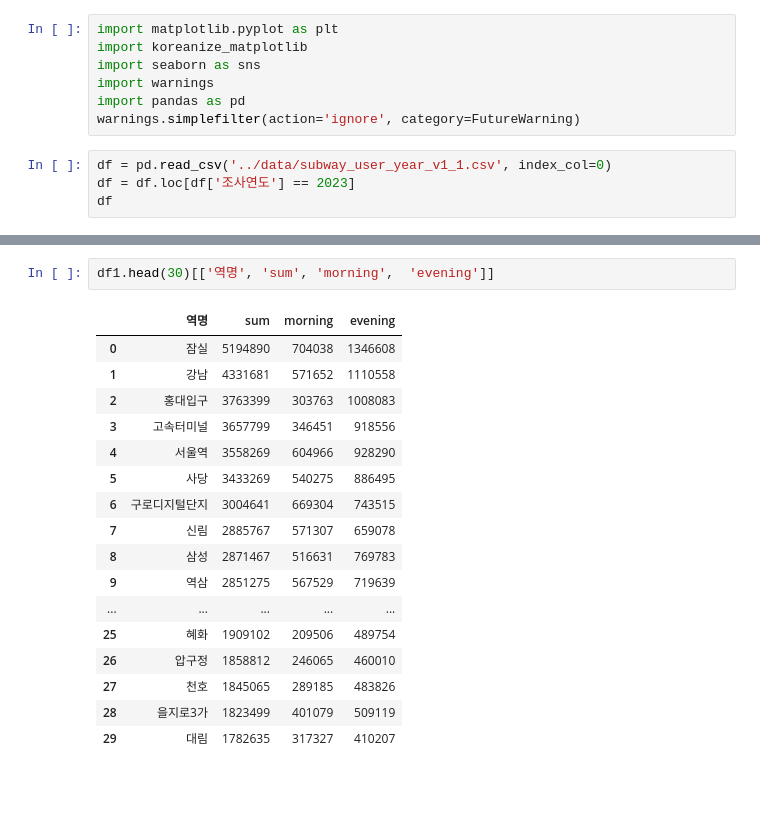
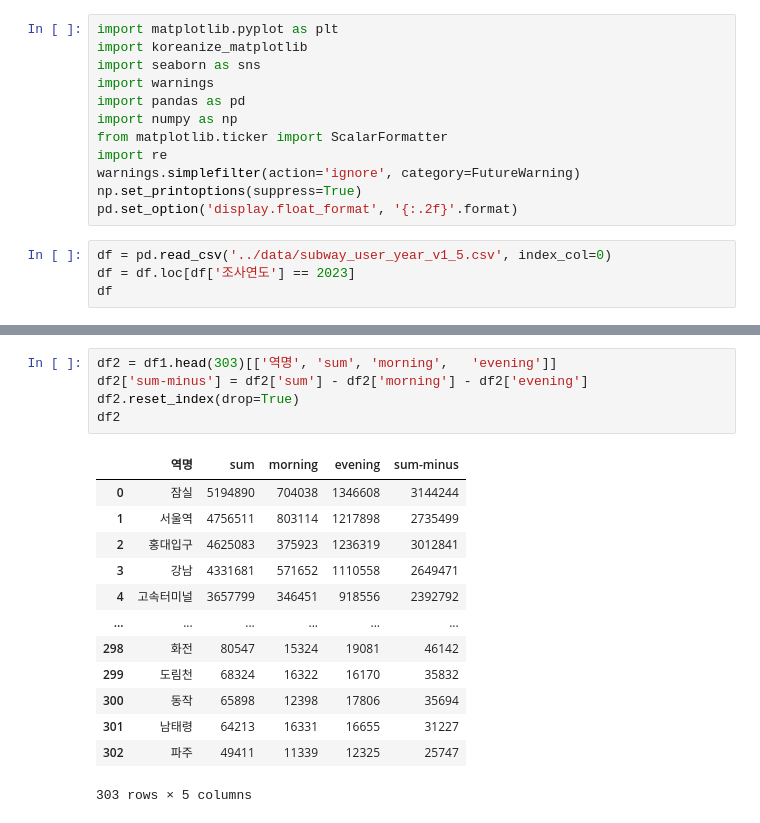
Before and after one commit to addinedu-ros-10th/eda-repo-2, a Jupyter notebook: src/Subway_mat.ipynb, the cells around one changed output, grey strips where cells are left out. Cells and saved outputs as stored; diff of their text form; blank space fills up the shorter version.

```diff
--- a/src/Subway_mat.ipynb
+++ b/src/Subway_mat.ipynb
@@ -4,9 +4,14 @@ import koreanize_matplotlib
 import seaborn as sns
 import warnings
 import pandas as pd
+import numpy as np
+from matplotlib.ticker import ScalarFormatter
+import re
 warnings.simplefilter(action='ignore', category=FutureWarning)
+np.set_printoptions(suppress=True)
+pd.set_option('display.float_format', '{:.2f}'.format)
 # %%
-df = pd.read_csv('../data/subway_user_year_v1_1.csv', index_col=0)
+df = pd.read_csv('../data/subway_user_year_v1_5.csv', index_col=0)
 df = df.loc[df['조사연도'] == 2023]
 df
 # %% [output]
@@ -139,20 +110,19 @@ df1
 # %%
-df1.head(30)[['역명', 'sum', 'morning',	'evening']]
+df2 = df1.head(303)[['역명', 'sum', 'morning',	'evening']]
+df2['sum-minus'] = df2['sum'] - df2['morning'] - df2['evening']
+df2.reset_index(drop=True)
+df2
 # %% [output]
-|  | 역명 | sum | morning | evening |
-| 0 | 잠실 | 5194890 | 704038 | 1346608 |
-| 1 | 강남 | 4331681 | 571652 | 1110558 |
-| 2 | 홍대입구 | 3763399 | 303763 | 1008083 |
-| 3 | 고속터미널 | 3657799 | 346451 | 918556 |
-| 4 | 서울역 | 3558269 | 604966 | 928290 |
-| 5 | 사당 | 3433269 | 540275 | 886495 |
-| 6 | 구로디지털단지 | 3004641 | 669304 | 743515 |
-| 7 | 신림 | 2885767 | 571307 | 659078 |
-| 8 | 삼성 | 2871467 | 516631 | 769783 |
-| 9 | 역삼 | 2851275 | 567529 | 719639 |
-| ... | ... | ... | ... | ... |
-| 25 | 혜화 | 1909102 | 209506 | 489754 |
-| 26 | 압구정 | 1858812 | 246065 | 460010 |
-| 27 | 천호 | 1845065 | 289185 | 483826 |
-| 28 | 을지로3가 | 1823499 | 401079 | 509119 |
-| 29 | 대림 | 1782635 | 317327 | 410207 |
+|  | 역명 | sum | morning | evening | sum-minus |
+| 0 | 잠실 | 5194890 | 704038 | 1346608 | 3144244 |
+| 1 | 서울역 | 4756511 | 803114 | 1217898 | 2735499 |
+| 2 | 홍대입구 | 4625083 | 375923 | 1236319 | 3012841 |
+| 3 | 강남 | 4331681 | 571652 | 1110558 | 2649471 |
+| 4 | 고속터미널 | 3657799 | 346451 | 918556 | 2392792 |
+| ... | ... | ... | ... | ... | ... |
+| 298 | 화전 | 80547 | 15324 | 19081 | 46142 |
+| 299 | 도림천 | 68324 | 16322 | 16170 | 35832 |
+| 300 | 동작 | 65898 | 12398 | 17806 | 35694 |
+| 301 | 남태령 | 64213 | 16331 | 16655 | 31227 |
+| 302 | 파주 | 49411 | 11339 | 12325 | 25747 |
+303 rows × 5 columns
```
Also changed, not shown: parts of 42 cells of this notebook.
